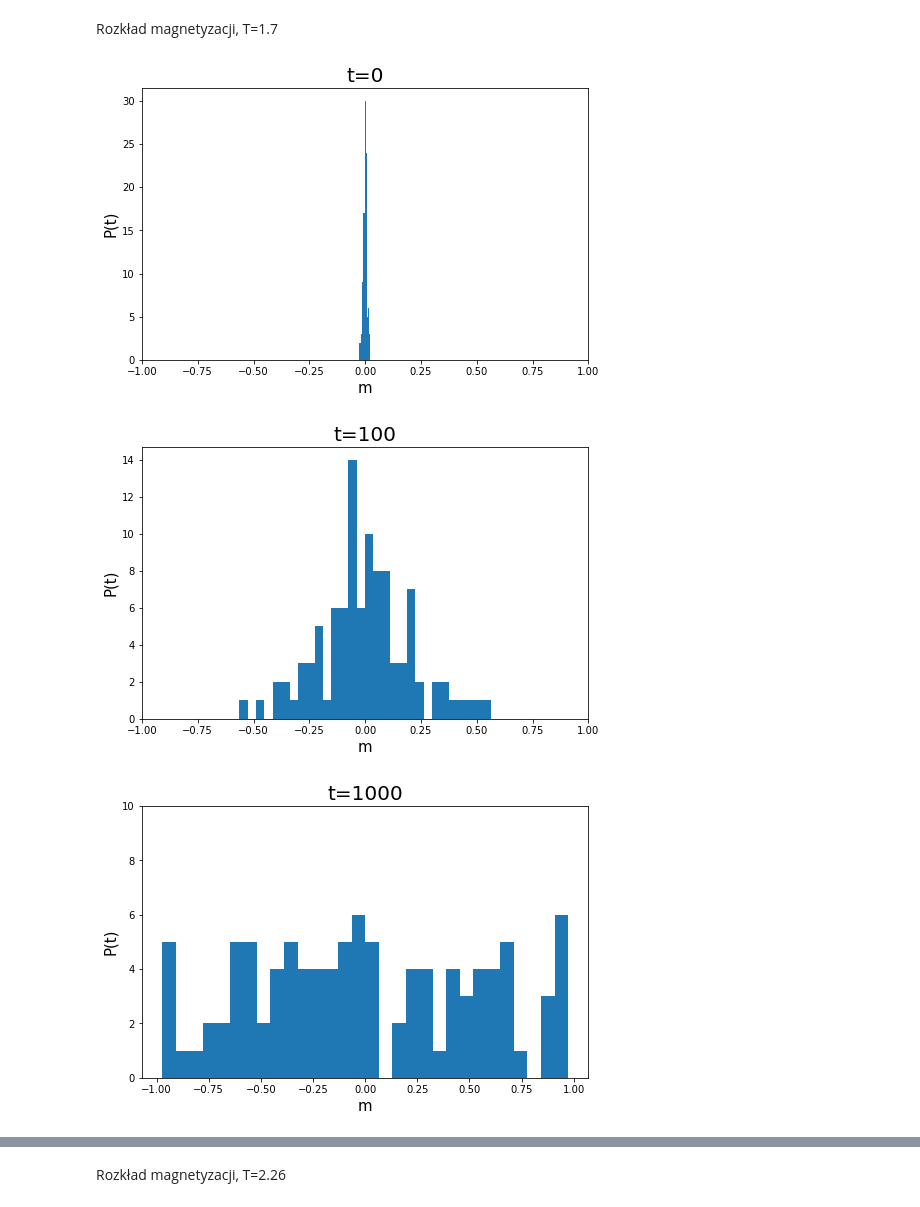
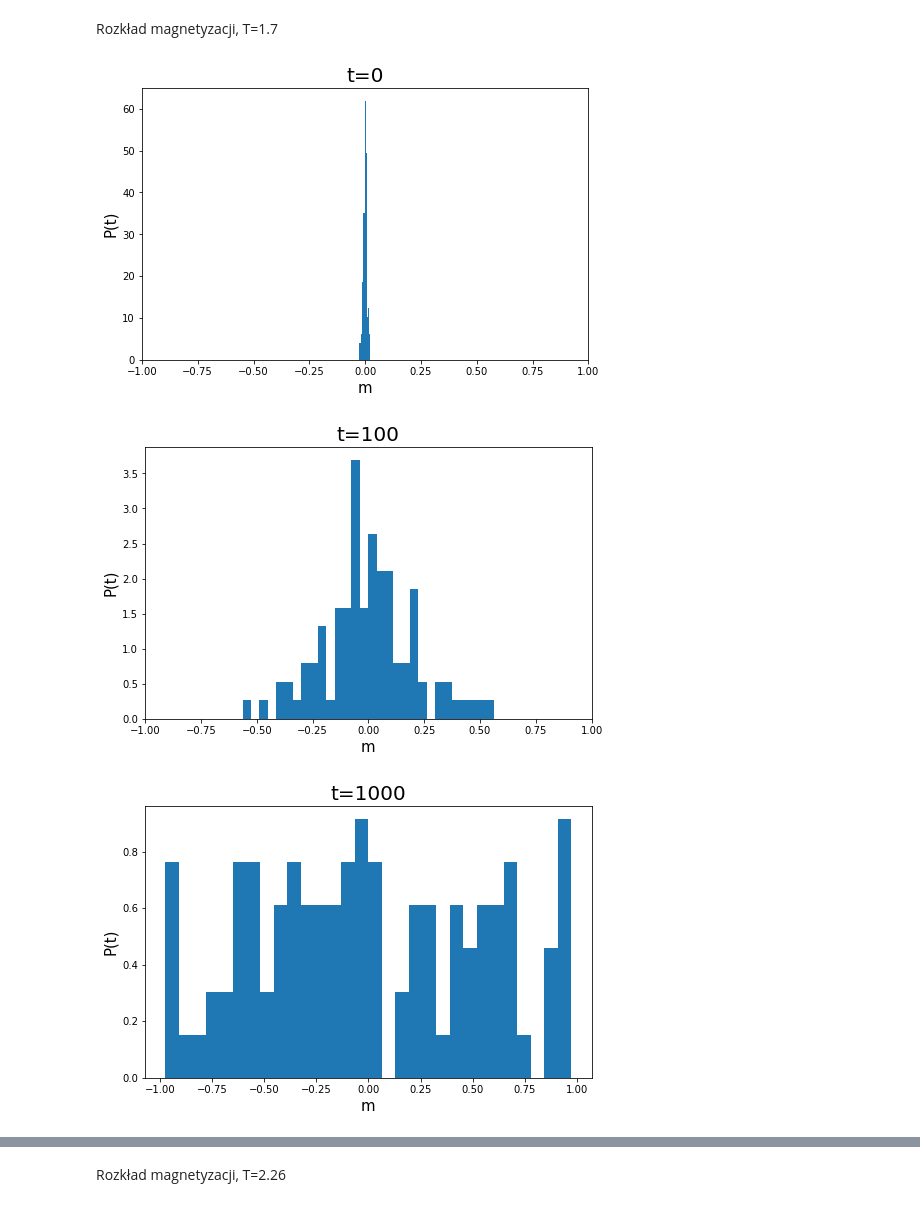
Before and after one commit to Swinkawkrawacie/Fizyka-ukladow-zlozonych, a Jupyter notebook: Generowanie_danych.ipynb, the cells around one changed output, grey strips where cells are left out. Cells and saved outputs as stored; diff of their text form; code cells hidden in the pictures.

```diff
--- a/Generowanie_danych.ipynb
+++ b/Generowanie_danych.ipynb
@@ -551,33 +551,32 @@ for i in test:
     t100000.append(i[100000])
 # %%
 plt.figure(figsize=(8,5))
-plt.hist(t0)
+plt.hist(t0, density=True)
 plt.xlim([-1,1])
 plt.title('t=0', fontsize=20)
 plt.xlabel('m', fontsize=15)
 plt.ylabel('P(t)', fontsize=15)
-plt.savefig('rozklad_mag_17_t0')
+plt.savefig('rozklad_mag_17den_t0')
 # %% [output]
-[figure, old version]
+[figure, new version]
 # %%
 plt.figure(figsize=(8,5))
-plt.hist(t100, bins=30)
+plt.hist(t100, bins=30, density=True)
 plt.xlim([-1,1])
 plt.title('t=100', fontsize=20)
 plt.xlabel('m', fontsize=15)
 plt.ylabel('P(t)', fontsize=15)
-plt.savefig('rozklad_mag_17_t100')
+plt.savefig('rozklad_mag_17_dent100')
 # %% [output]
-[figure, old version]
+[figure, new version]
 # %%
 plt.figure(figsize=(8,5))
-plt.hist(t1000, bins=30)
-plt.ylim([0,10])
+plt.hist(t1000, bins=30, density=True)
 plt.title('t=1000', fontsize=20)
 plt.xlabel('m', fontsize=15)
 plt.ylabel('P(t)', fontsize=15)
-plt.savefig('rozklad_mag_17_t1000')
+plt.savefig('rozklad_mag_17den_t1000')
 # %% [output]
-[figure, old version]
+[figure, new version]
 # %%
 plt.figure(figsize=(8,5))
```
Also changed, not shown: parts of 19 cells of this notebook, 2 other files.
